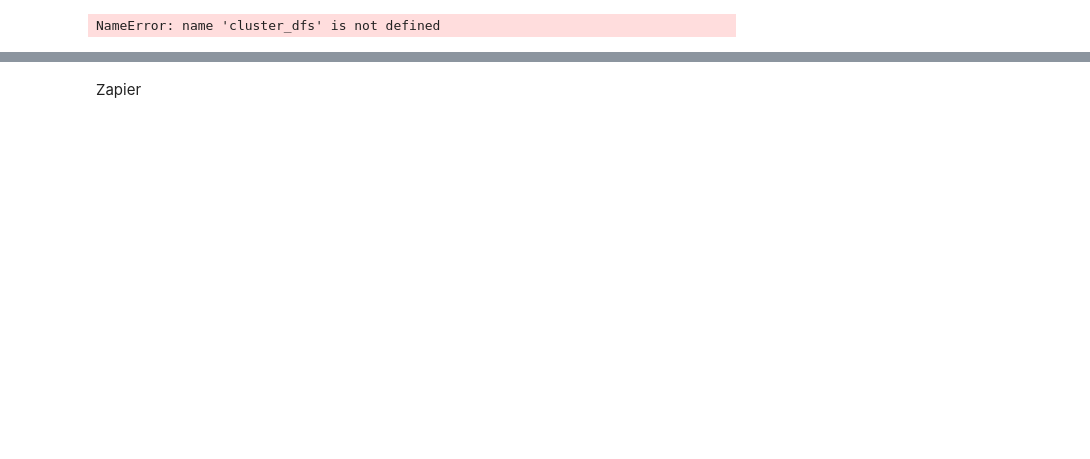
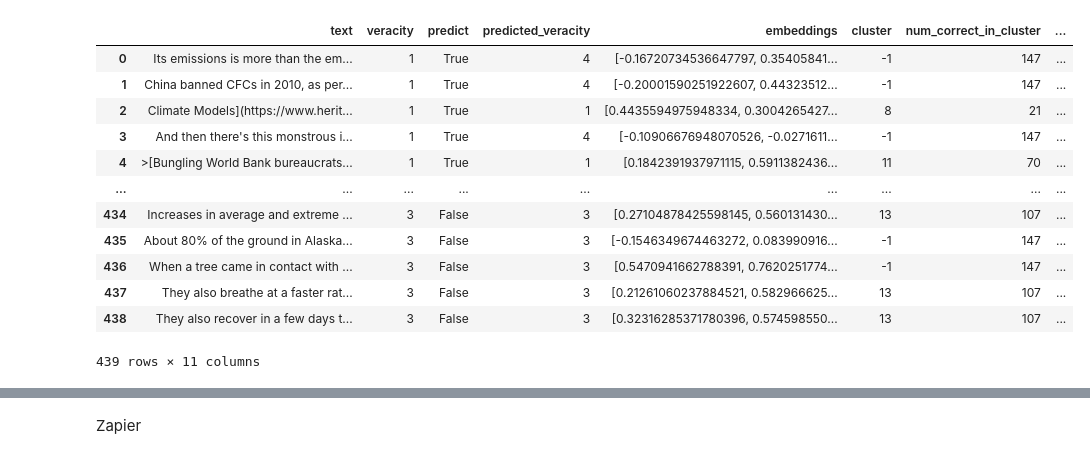
Before and after one commit to Vinayak-Kannan/FactChecker-V3, a Jupyter notebook: Testing/Test Output/SageMakerInference.ipynb, the cells around one changed output, grey strips where cells are left out. Saved outputs shown, nothing was run; the diff lists cells and outputs as text; code cells hidden in the pictures; blank space fills up the shorter version.

```diff
--- a/Testing/Test Output/SageMakerInference.ipynb
+++ b/Testing/Test Output/SageMakerInference.ipynb
@@ -74,19 +74,25 @@ for param in params:
     del param['size_of_dataset']
     del param['use_only_CARD']
 
-    train_df, test_df = data_loader.create_train_test_df(False, False, False, True, size_of_dataset)
-    if use_only_card:
-        print("using card")
-        train_df, test_df = data_loader.create_train_test_df(True, True, True, True, size_of_dataset)
+    train_df, test_df = data_loader.create_reddit_dataset()
+
+    # train_df, test_df = data_loader.create_train_test_df(False, False, False, True, size_of_dataset)
+    # if use_only_card:
+    #     print("using card")
+    #     train_df, test_df = data_loader.create_train_test_df(True, True, True, True, size_of_dataset)
 
     clf = ClusterAndPredict(**param, train_df=train_df)
     clf.fit(test_df['Text'].tolist(), test_df['Numerical Rating'].tolist())
     # Print best parameters
     best_estimator = clf
     score = best_estimator.score([], [])
-    print(best_estimator.get_all_performance_metrics())
     object_output = best_estimator.get_all_performance_metrics()
     cluster_df = object_output['cluster_df']
+    # cluster_df = clf.generate_explanations_and_similar_for_each_claim(cluster_df, 'predicted_veracity', 'cluster', 'text')
+    test_df['Source'] = 'Prediction from model'
+    combined_df = pd.concat([train_df[['Text', 'Source']], test_df[['Text', 'Source']]])
+    cluster_df = pd.merge(cluster_df, combined_df, left_on='text', right_on='Text', how='left')
+    cluster_df.drop(columns=['Text'], inplace=True)
     cluster_dfs.append(cluster_df)
     output = {
         'percentage': percentage,
@@ -126,6 +215,20 @@ Weights file not found at encoder.weights.h5. Running fit() instead.
 # %%
 viz = Visualizer()
 df_with_two_dimens = viz.fit_transform(cluster_dfs[0], 'embeddings')
+# df_with_two_dimens = df_with_two_dimens.drop('embeddings', axis=1)
+cluster_dfs[0] = df_with_two_dimens
 df_with_two_dimens
 # %% [output]
+|  | text | veracity | predict | predicted_veracity | embeddings | cluster | num_correct_in_cluster | ... |
+| 0 | Its emissions is more than the em... | 1 | True | 4 | [-0.16720734536647797, 0.35405841... | -1 | 147 | ... |
+| 1 | China banned CFCs in 2010, as per... | 1 | True | 4 | [-0.20001590251922607, 0.44323512... | -1 | 147 | ... |
+| 2 | Climate Models](https://www.herit... | 1 | True | 1 | [0.4435594975948334, 0.3004265427... | 8 | 21 | ... |
+| 3 | And then there's this monstrous i... | 1 | True | 4 | [-0.10906676948070526, -0.0271611... | -1 | 147 | ... |
+| 4 | >[Bungling World Bank bureaucrats... | 1 | True | 1 | [0.1842391937971115, 0.5911382436... | 11 | 70 | ... |
+| ... | ... | ... | ... | ... | ... | ... | ... | ... |
+| 434 | Increases in average and extreme ... | 3 | False | 3 | [0.27104878425598145, 0.560131430... | 13 | 107 | ... |
+| 435 | About 80% of the ground in Alaska... | 3 | False | 3 | [-0.1546349674463272, 0.083990916... | -1 | 147 | ... |
+| 436 | When a tree came in contact with ... | 3 | False | 3 | [0.5470941662788391, 0.7620251774... | -1 | 147 | ... |
+| 437 | They also breathe at a faster rat... | 3 | False | 3 | [0.21261060237884521, 0.582966625... | 13 | 107 | ... |
+| 438 | They also recover in a few days t... | 3 | False | 3 | [0.32316285371780396, 0.574598550... | 13 | 107 | ... |
-NameError: name 'cluster_dfs' is not defined
+439 rows × 11 columns
```
Also changed, not shown: parts of 9 cells of this notebook, 4 other files.
